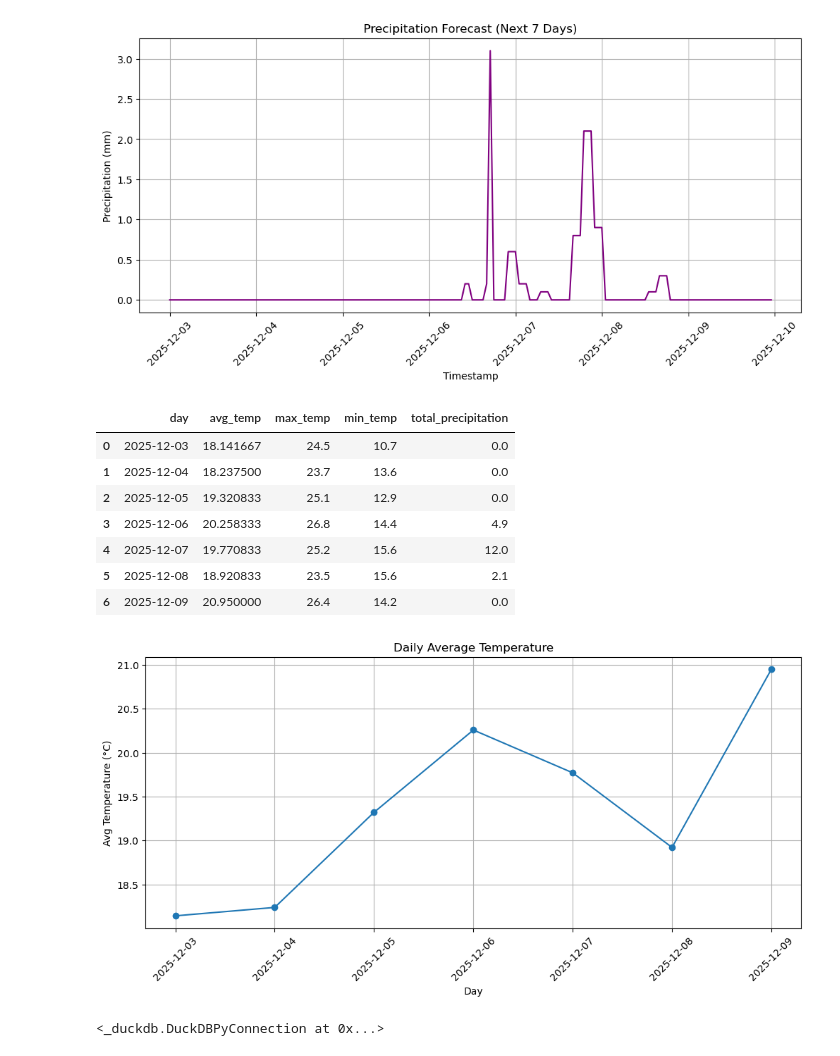
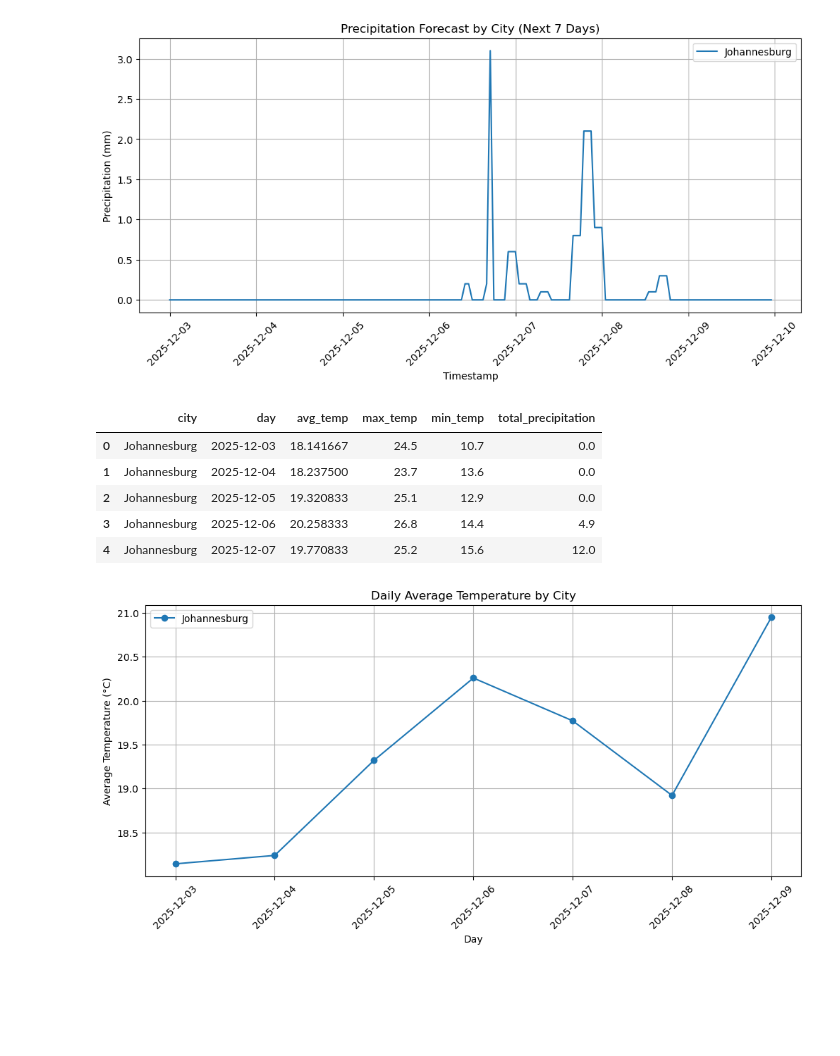
Before and after one commit to Vambane/weather_etl_project, a Jupyter notebook: notebooks/weather_analysis.ipynb, the cells around one changed output. Drawn from its saved outputs; the diff is of its cells as text; code cells hidden in the pictures; blank space fills up the shorter version.

```diff
--- a/notebooks/weather_analysis.ipynb
+++ b/notebooks/weather_analysis.ipynb
@@ -46,10 +62,13 @@ plt.show()
 # %%
-plt.figure(figsize=(12,5))
-plt.plot(df["timestamp"], df["relativehumidity_2m"], color='green')
-plt.title("Humidity Forecast (Next 7 Days)")
+# Humidity comparison across cities
+plt.figure(figsize=(12, 5))
+for city, city_df in df.groupby("city"):
+    plt.plot(city_df["timestamp"], city_df["relativehumidity_2m"], label=city)
+plt.title("Humidity Forecast by City (Next 7 Days)")
 plt.xlabel("Timestamp")
 plt.ylabel("Humidity (%)")
 plt.xticks(rotation=45)
+plt.legend()
 plt.grid(True)
 plt.show()
 # %% [output]
@@ -57,56 +76,52 @@ plt.show()
 # %%
-plt.figure(figsize=(12,5))
-plt.plot(df["timestamp"], df["precipitation"], color='purple')
-plt.title("Precipitation Forecast (Next 7 Days)")
+# Precipitation comparison across cities
+plt.figure(figsize=(12, 5))
+for city, city_df in df.groupby("city"):
+    plt.plot(city_df["timestamp"], city_df["precipitation"], label=city)
+plt.title("Precipitation Forecast by City (Next 7 Days)")
 plt.xlabel("Timestamp")
 plt.ylabel("Precipitation (mm)")
 plt.xticks(rotation=45)
+plt.legend()
 plt.grid(True)
 plt.show()
 # %% [output]
-[figure, old version]
+[figure, new version]
 # %%
-daily_summary = conn.execute("""
+# Daily summary metrics per city
+daily_summary_query = '''
     SELECT
+        city,
         date_trunc('day', timestamp) AS day,
         AVG(temperature_2m) AS avg_temp,
         MAX(temperature_2m) AS max_temp,
         MIN(temperature_2m) AS min_temp,
         SUM(precipitation) AS total_precipitation
     FROM weather_hourly
-    GROUP BY 1
-    ORDER BY 1
-""").df()
+    GROUP BY 1, 2
+    ORDER BY 2, 1
+'''
 
-daily_summary
+daily_summary = conn.execute(daily_summary_query).df()
+daily_summary.head()
 # %% [output]
-|  | day | avg_temp | max_temp | min_temp | total_precipitation |
-| 0 | 2025-12-03 | 18.141667 | 24.5 | 10.7 | 0.0 |
-| 1 | 2025-12-04 | 18.237500 | 23.7 | 13.6 | 0.0 |
-| 2 | 2025-12-05 | 19.320833 | 25.1 | 12.9 | 0.0 |
-| 3 | 2025-12-06 | 20.258333 | 26.8 | 14.4 | 4.9 |
-| 4 | 2025-12-07 | 19.770833 | 25.2 | 15.6 | 12.0 |
-| 5 | 2025-12-08 | 18.920833 | 23.5 | 15.6 | 2.1 |
-| 6 | 2025-12-09 | 20.950000 | 26.4 | 14.2 | 0.0 |
+|  | city | day | avg_temp | max_temp | min_temp | total_precipitation |
+| 0 | Johannesburg | 2025-12-03 | 18.141667 | 24.5 | 10.7 | 0.0 |
+| 1 | Johannesburg | 2025-12-04 | 18.237500 | 23.7 | 13.6 | 0.0 |
+| 2 | Johannesburg | 2025-12-05 | 19.320833 | 25.1 | 12.9 | 0.0 |
+| 3 | Johannesburg | 2025-12-06 | 20.258333 | 26.8 | 14.4 | 4.9 |
+| 4 | Johannesburg | 2025-12-07 | 19.770833 | 25.2 | 15.6 | 12.0 |
 # %%
-plt.figure(figsize=(12,5))
-plt.plot(daily_summary["day"], daily_summary["avg_temp"], marker='o')
-plt.title("Daily Average Temperature")
+# Plot daily average temperature comparison
+plt.figure(figsize=(12, 5))
+for city, city_df in daily_summary.groupby("city"):
+    plt.plot(city_df["day"], city_df["avg_temp"], marker='o', label=city)
+plt.title("Daily Average Temperature by City")
 plt.xlabel("Day")
-plt.ylabel("Avg Temperature (°C)")
+plt.ylabel("Average Temperature (°C)")
 plt.xticks(rotation=45)
+plt.legend()
 plt.grid(True)
 plt.show()
 # %% [output]
-[figure, old version]
+[figure, new version]
-# %%
-conn.execute("""
-    CREATE TABLE weather_hourly_dedup AS
-    SELECT DISTINCT *
-    FROM weather_hourly;
-""")
-
-conn.execute("DROP TABLE weather_hourly;")
-conn.execute("ALTER TABLE weather_hourly_dedup RENAME TO weather_hourly;")
-# %% [output]
-<_duckdb.DuckDBPyConnection at 0x...>
```
Also changed, not shown: parts of 11 cells of this notebook, 16 other files.
